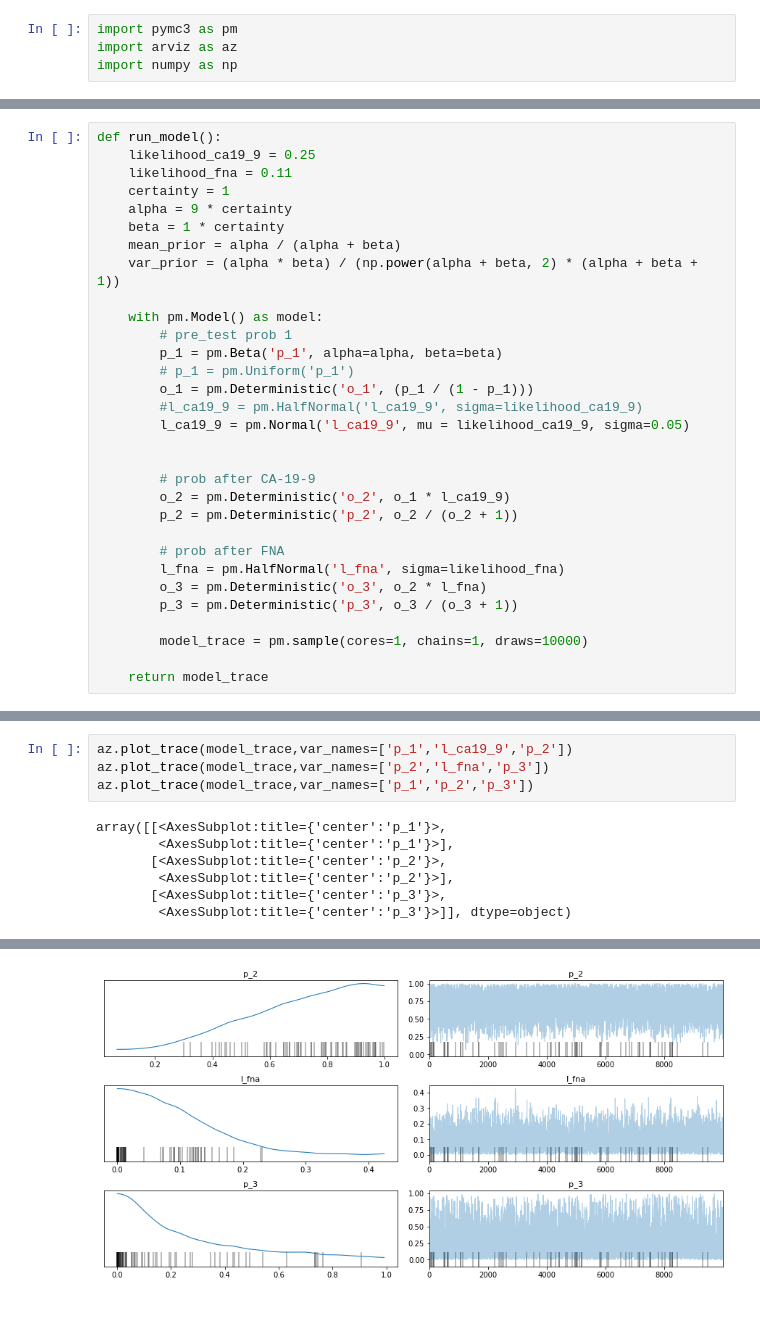
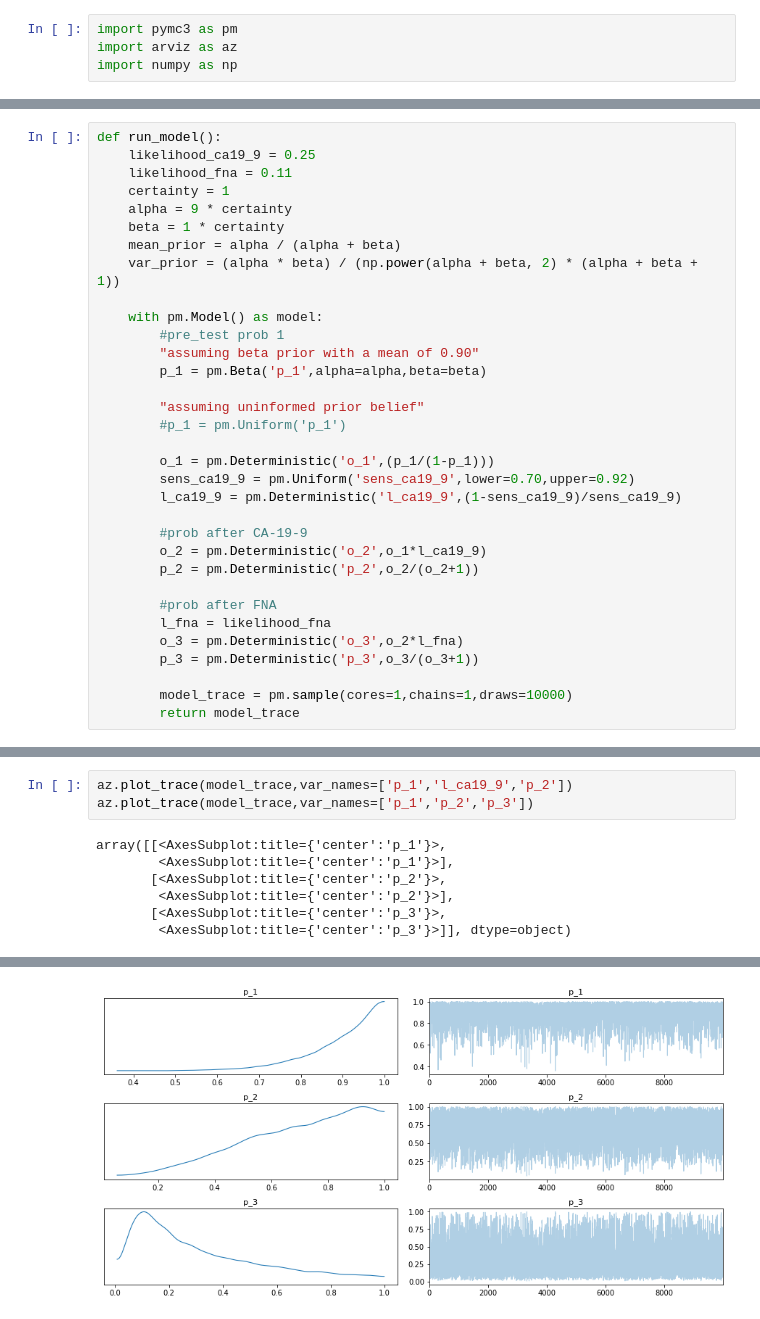
Before and after one commit to sidhomj/manesh_bayesian, a Jupyter notebook: Analysis.ipynb, the cells around one changed output, grey strips where cells are left out. Cells and saved outputs as stored; diff of their text form.

```diff
--- a/Analysis.ipynb
+++ b/Analysis.ipynb
@@ -17,26 +20,28 @@ def run_model():
     var_prior = (alpha * beta) / (np.power(alpha + beta, 2) * (alpha + beta + 1))
 
     with pm.Model() as model:
-        # pre_test prob 1
-        p_1 = pm.Beta('p_1', alpha=alpha, beta=beta)
-        # p_1 = pm.Uniform('p_1')
-        o_1 = pm.Deterministic('o_1', (p_1 / (1 - p_1)))
-        #l_ca19_9 = pm.HalfNormal('l_ca19_9', sigma=likelihood_ca19_9)
-        l_ca19_9 = pm.Normal('l_ca19_9', mu = likelihood_ca19_9, sigma=0.05)
+        #pre_test prob 1
+        "assuming beta prior with a mean of 0.90"
+        p_1 = pm.Beta('p_1',alpha=alpha,beta=beta)
 
+        "assuming uninformed prior belief"
+        #p_1 = pm.Uniform('p_1')
 
-        # prob after CA-19-9
-        o_2 = pm.Deterministic('o_2', o_1 * l_ca19_9)
-        p_2 = pm.Deterministic('p_2', o_2 / (o_2 + 1))
+        o_1 = pm.Deterministic('o_1',(p_1/(1-p_1)))
+        sens_ca19_9 = pm.Uniform('sens_ca19_9',lower=0.70,upper=0.92)
+        l_ca19_9 = pm.Deterministic('l_ca19_9',(1-sens_ca19_9)/sens_ca19_9)
 
-        # prob after FNA
-        l_fna = pm.HalfNormal('l_fna', sigma=likelihood_fna)
-        o_3 = pm.Deterministic('o_3', o_2 * l_fna)
-        p_3 = pm.Deterministic('p_3', o_3 / (o_3 + 1))
+        #prob after CA-19-9
+        o_2 = pm.Deterministic('o_2',o_1*l_ca19_9)
+        p_2 = pm.Deterministic('p_2',o_2/(o_2+1))
 
-        model_trace = pm.sample(cores=1, chains=1, draws=10000)
+        #prob after FNA
+        l_fna = likelihood_fna
+        o_3 = pm.Deterministic('o_3',o_2*l_fna)
+        p_3 = pm.Deterministic('p_3',o_3/(o_3+1))
 
-    return model_trace
+        model_trace = pm.sample(cores=1,chains=1,draws=10000)
+        return model_trace
 # %%
 model_trace = run_model()
 # %% [output]
@@ -50,7 +54,6 @@ There were 74 divergences after tuning. Increase `target_accept` or reparameteri
 Only one chain was sampled, this makes it impossible to run some convergence checks
 # %%
 az.plot_trace(model_trace,var_names=['p_1','l_ca19_9','p_2'])
-az.plot_trace(model_trace,var_names=['p_2','l_fna','p_3'])
 az.plot_trace(model_trace,var_names=['p_1','p_2','p_3'])
 # %% [output]
 array([[<AxesSubplot:title={'center':'p_1'}>,
@@ -63 +66 @@ array([[<AxesSubplot:title={'center':'p_1'}>,
-[figure, old version]
+[figure, new version]
```
Also changed, not shown: parts of 3 cells of this notebook, 1 other file.
